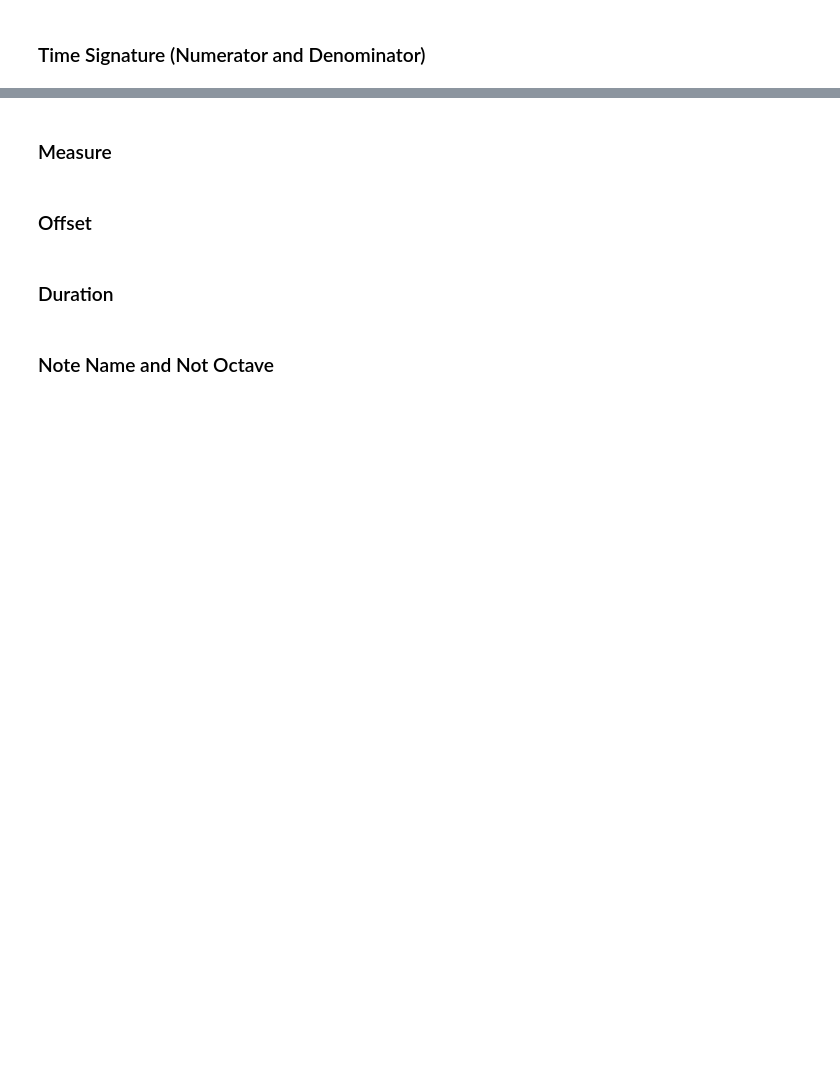
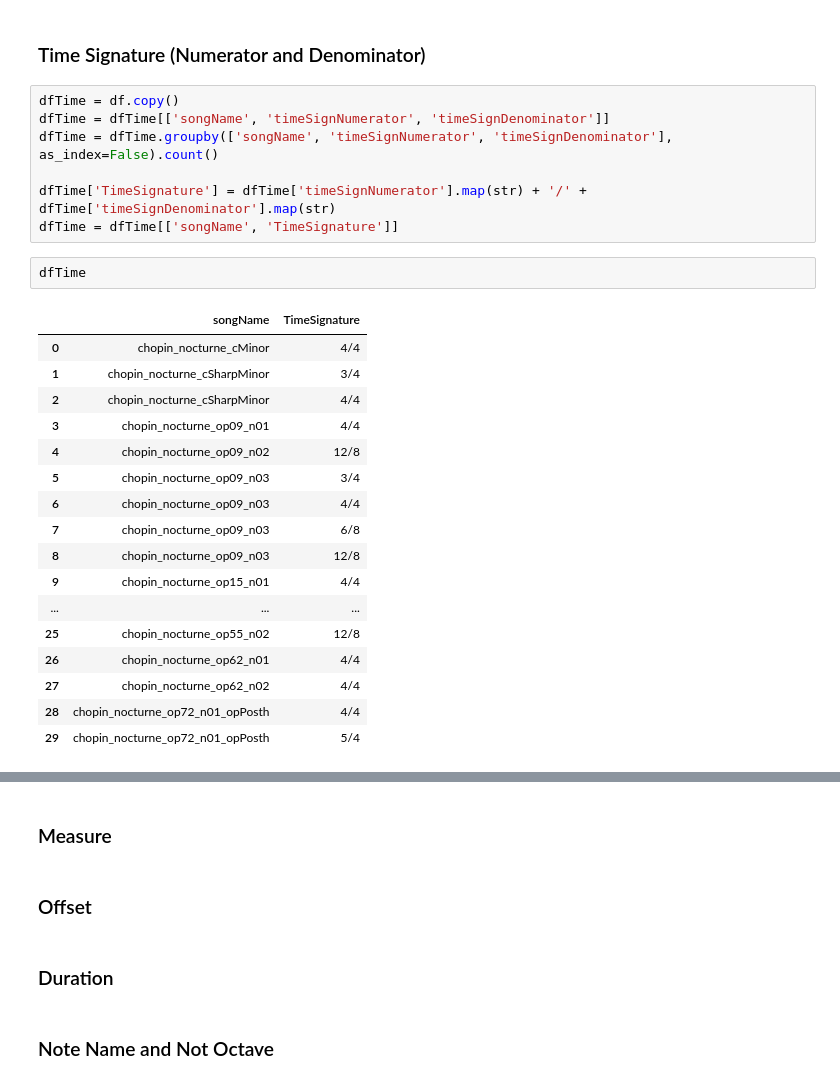
Before and after one commit to Krupique/challenges-kaggle, a Jupyter notebook: challenges/09_MusicGenerator/generatorV2.ipynb, the cells around one changed output, grey strips where cells are left out. Cells and saved outputs as stored; diff of their text form; blank space fills up the shorter version.

```diff
--- a/challenges/09_MusicGenerator/generatorV2.ipynb
+++ b/challenges/09_MusicGenerator/generatorV2.ipynb
@@ -300,2 +451,29 @@ Name: songName, dtype: int64
 # %% [markdown]
 ### Time Signature (Numerator and Denominator)
+# %%
+dfTime = df.copy()
+dfTime = dfTime[['songName', 'timeSignNumerator', 'timeSignDenominator']]
+dfTime = dfTime.groupby(['songName', 'timeSignNumerator', 'timeSignDenominator'], as_index=False).count()
+
+dfTime['TimeSignature'] = dfTime['timeSignNumerator'].map(str) + '/' +  dfTime['timeSignDenominator'].map(str)
+dfTime = dfTime[['songName', 'TimeSignature']]
+# %%
+dfTime
+# %% [output]
+|  | songName | TimeSignature |
+| 0 | chopin_nocturne_cMinor | 4/4 |
+| 1 | chopin_nocturne_cSharpMinor | 3/4 |
+| 2 | chopin_nocturne_cSharpMinor | 4/4 |
+| 3 | chopin_nocturne_op09_n01 | 4/4 |
+| 4 | chopin_nocturne_op09_n02 | 12/8 |
+| 5 | chopin_nocturne_op09_n03 | 3/4 |
+| 6 | chopin_nocturne_op09_n03 | 4/4 |
+| 7 | chopin_nocturne_op09_n03 | 6/8 |
+| 8 | chopin_nocturne_op09_n03 | 12/8 |
+| 9 | chopin_nocturne_op15_n01 | 4/4 |
+| ... | ... | ... |
+| 25 | chopin_nocturne_op55_n02 | 12/8 |
+| 26 | chopin_nocturne_op62_n01 | 4/4 |
+| 27 | chopin_nocturne_op62_n02 | 4/4 |
+| 28 | chopin_nocturne_op72_n01_opPosth | 4/4 |
+| 29 | chopin_nocturne_op72_n01_opPosth | 5/4 |
```
Also changed, not shown: parts of 13 cells of this notebook, 1 other file.
